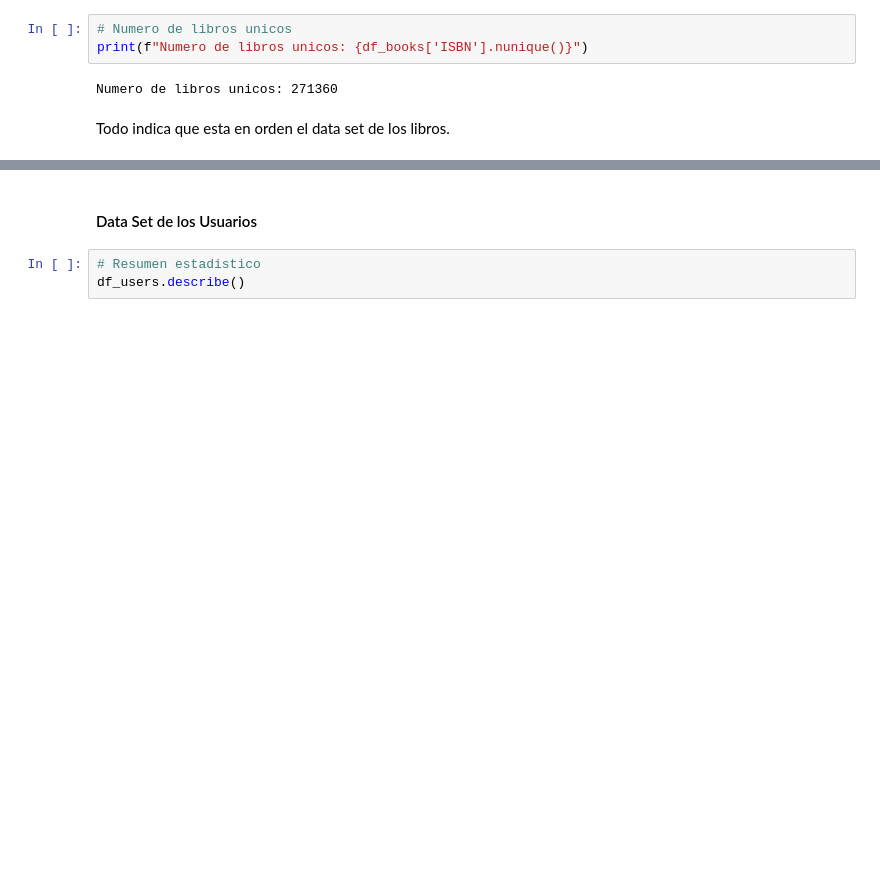
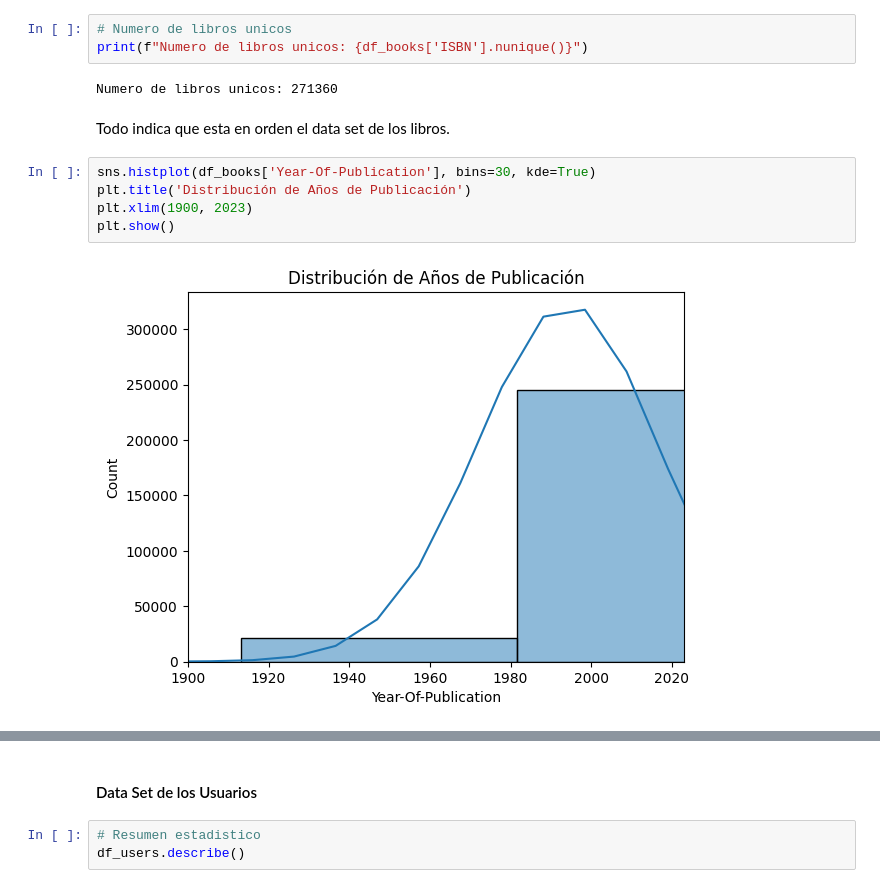
Before and after one commit to CrisLayB/DeepLearning_Lab06-07, a Jupyter notebook: EDA & Preprocesamiento.ipynb, the cells around one changed output, grey strips where cells are left out. Cells and saved outputs as stored; diff of their text form; blank space fills up the shorter version.

```diff
--- a/EDA & Preprocesamiento.ipynb
+++ b/EDA & Preprocesamiento.ipynb
@@ -139,6 +207,13 @@ print(f"Numero de libros unicos: {df_books['ISBN'].nunique()}")
 Numero de libros unicos: 271360
 # %% [markdown]
 Todo indica que esta en orden el data set de los libros.
+# %%
+sns.histplot(df_books['Year-Of-Publication'], bins=30, kde=True)
+plt.title('Distribución de Años de Publicación')
+plt.xlim(1900, 2023)
+plt.show()
+# %% [output]
+[figure, added]
 # %%
 # Visualización de los 10 autores más frecuentes
 top_authors = df_books['Book-Author'].value_counts().head(10)
```
Also changed, not shown: parts of 17 cells of this notebook.
